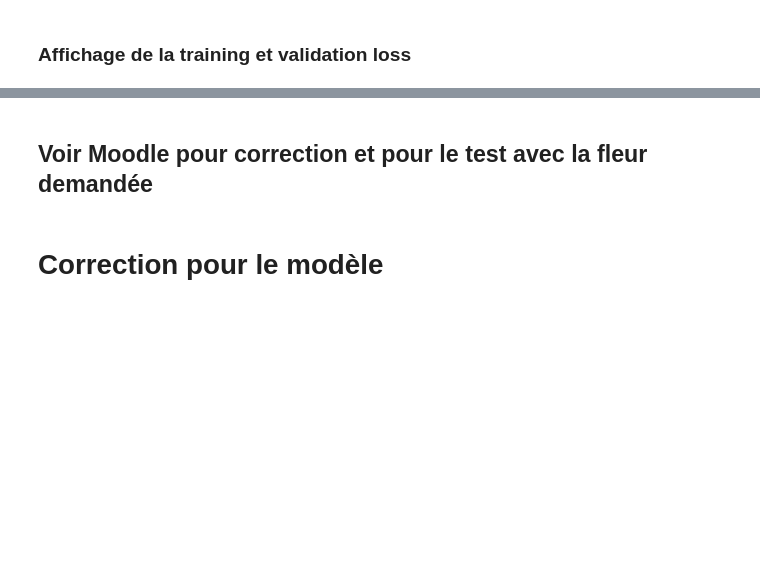
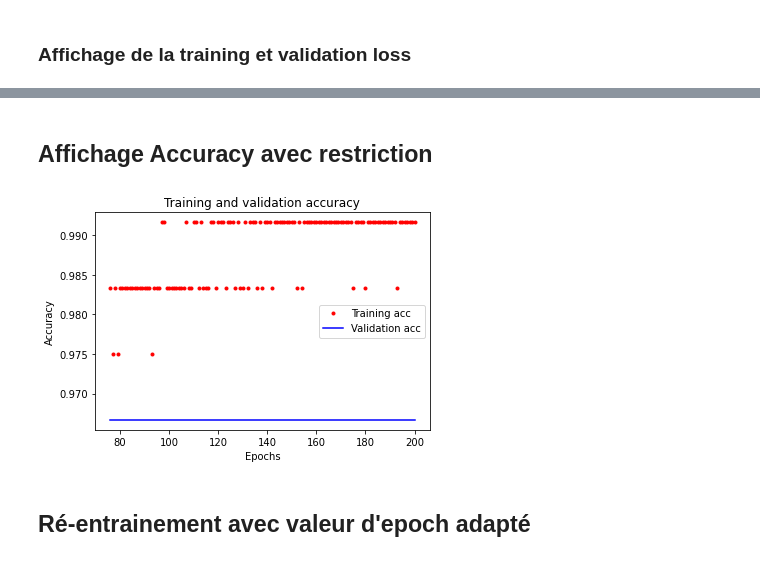
Before and after one commit to JorgeAntonio502/M2, a Jupyter notebook: IA (deep learning)/Annales/2020-2021/Exercice2/examen_exercice_2.ipynb, the cells around one changed output, grey strips where cells are left out. Cells and saved outputs as stored; diff of their text form; code cells hidden in the pictures; blank space fills up the shorter version.

```diff
--- a/IA (deep learning)/Annales/2020-2021/Exercice2/examen_exercice_2.ipynb
+++ b/IA (deep learning)/Annales/2020-2021/Exercice2/examen_exercice_2.ipynb
@@ -148,4 +175,21 @@ plt.show()
+# %% [markdown]
+## Affichage Accuracy avec restriction
+# %%
+# plt.clf()
+
+# Récupération des données d'entraînement
+acc = history.history["accuracy"]
+val_acc = history.history["val_accuracy"]
+
+# Affichage
+plt.plot(epochs_restriction, acc[debut_epochs:], "r.", label="Training acc")
+plt.plot(epochs_restriction, val_acc[debut_epochs:], "b", label="Validation acc")
+plt.title("Training and validation accuracy")
+plt.xlabel("Epochs")
+plt.ylabel("Accuracy")
+plt.legend()
+plt.show()
+# %% [output]
+[figure, added]
 # %% [markdown]
-## Voir Moodle pour correction et pour le test avec la fleur demandée
+## Ré-entrainement avec valeur d'epoch adapté
-# %% [markdown]
-# Correction pour le modèle
```
Also changed, not shown: parts of 28 cells of this notebook.
